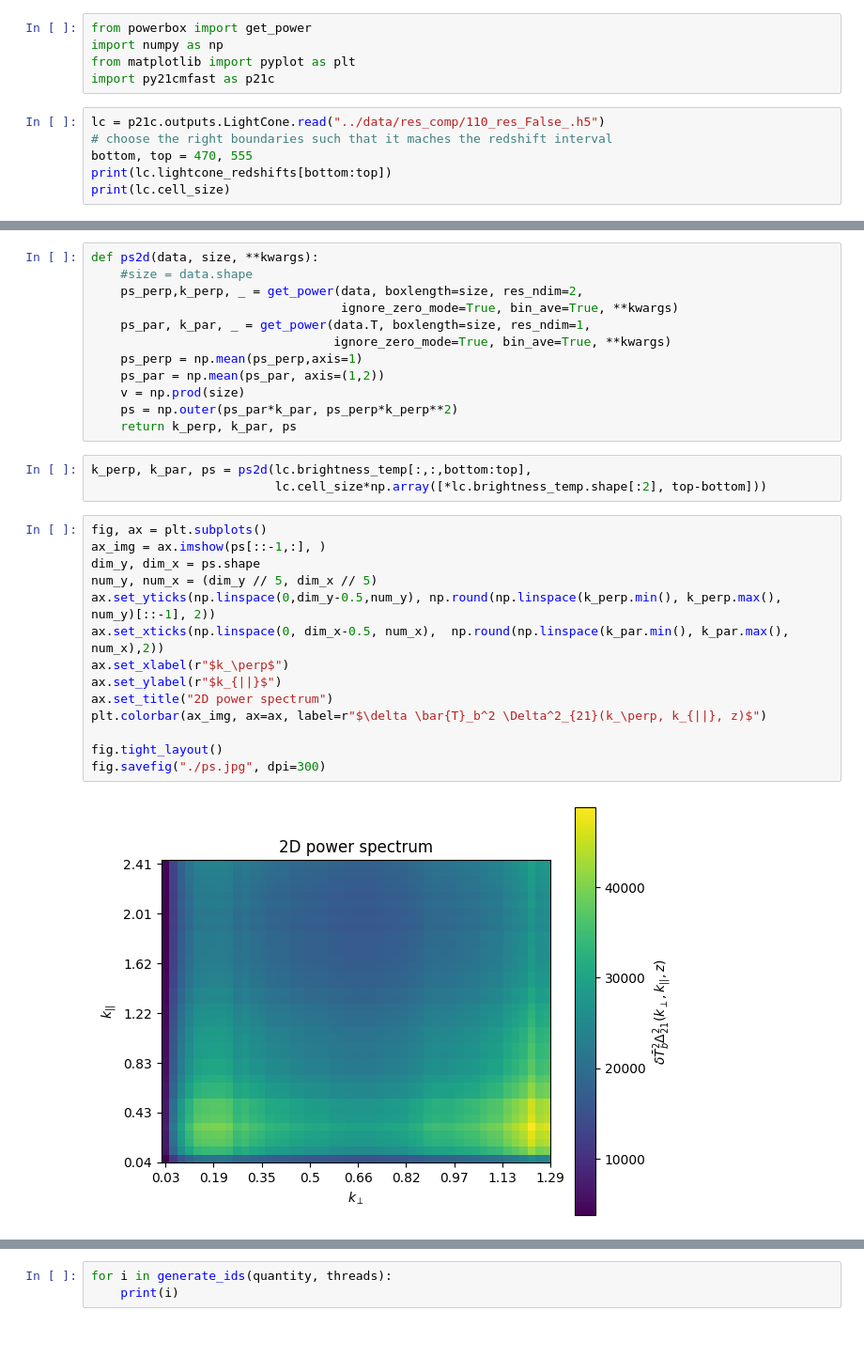
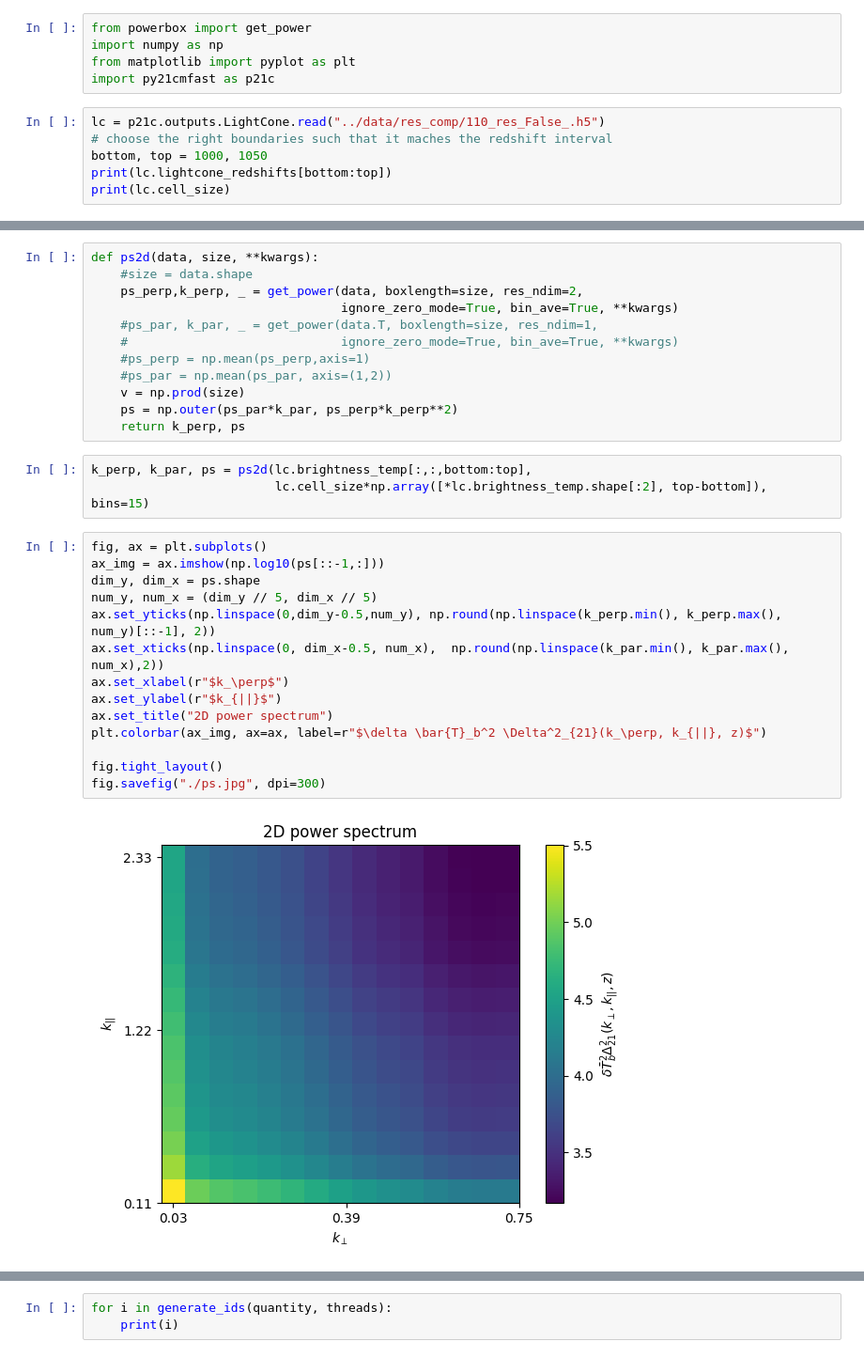
Before and after one commit to astro-ML/21cm-wrapper, a Jupyter notebook: 21cmfast.ipynb, the cells around one changed output, grey strips where cells are left out. Shown: that part at 94% size. Saved outputs shown, nothing was run; the diff lists cells and outputs as text.

```diff
--- a/21cmfast.ipynb
+++ b/21cmfast.ipynb
@@ -115,7 +115,7 @@ import py21cmfast as p21c
 # %%
 lc = p21c.outputs.LightCone.read("../data/res_comp/110_res_False_.h5")
 # choose the right boundaries such that it maches the redshift interval
-bottom, top = 470, 555
+bottom, top = 1000, 1050
 print(lc.lightcone_redshifts[bottom:top])
 print(lc.cell_size)
 # %% [output]
@@ -140,29 +134,29 @@ def ps2d(data, size, **kwargs):
     #size = data.shape
     ps_perp,k_perp, _ = get_power(data, boxlength=size, res_ndim=2,
                                   ignore_zero_mode=True, bin_ave=True, **kwargs)
-    ps_par, k_par, _ = get_power(data.T, boxlength=size, res_ndim=1,
-                                 ignore_zero_mode=True, bin_ave=True, **kwargs)
-    ps_perp = np.mean(ps_perp,axis=1)
-    ps_par = np.mean(ps_par, axis=(1,2))
+    #ps_par, k_par, _ = get_power(data.T, boxlength=size, res_ndim=1,
+    #                             ignore_zero_mode=True, bin_ave=True, **kwargs)
+    #ps_perp = np.mean(ps_perp,axis=1)
+    #ps_par = np.mean(ps_par, axis=(1,2))
     v = np.prod(size)
     ps = np.outer(ps_par*k_par, ps_perp*k_perp**2)
-    return k_perp, k_par, ps
+    return k_perp, ps
 # %%
 k_perp, k_par, ps = ps2d(lc.brightness_temp[:,:,bottom:top],
-                         lc.cell_size*np.array([*lc.brightness_temp.shape[:2], top-bottom]))
+                         lc.cell_size*np.array([*lc.brightness_temp.shape[:2], top-bottom]), bins=15)
 # %%
 fig, ax = plt.subplots()
-ax_img = ax.imshow(ps[::-1,:], )
+ax_img = ax.imshow(np.log10(ps[::-1,:]))
 dim_y, dim_x = ps.shape
 num_y, num_x = (dim_y // 5, dim_x // 5)
 ax.set_yticks(np.linspace(0,dim_y-0.5,num_y), np.round(np.linspace(k_perp.min(), k_perp.max(), num_y)[::-1], 2))
 ax.set_xticks(np.linspace(0, dim_x-0.5, num_x),  np.round(np.linspace(k_par.min(), k_par.max(), num_x),2))
 ax.set_xlabel(r"$k_\perp$")
 ax.set_ylabel(r"$k_{||}$")
 ax.set_title("2D power spectrum")
 plt.colorbar(ax_img, ax=ax, label=r"$\delta \bar{T}_b^2 \Delta^2_{21}(k_\perp, k_{||}, z)$")
 
 fig.tight_layout()
 fig.savefig("./ps.jpg", dpi=300)
 # %% [output]
-[figure, old version]
+[figure, new version]
```
Also changed, not shown: parts of 15 cells of this notebook, 3 other files.
